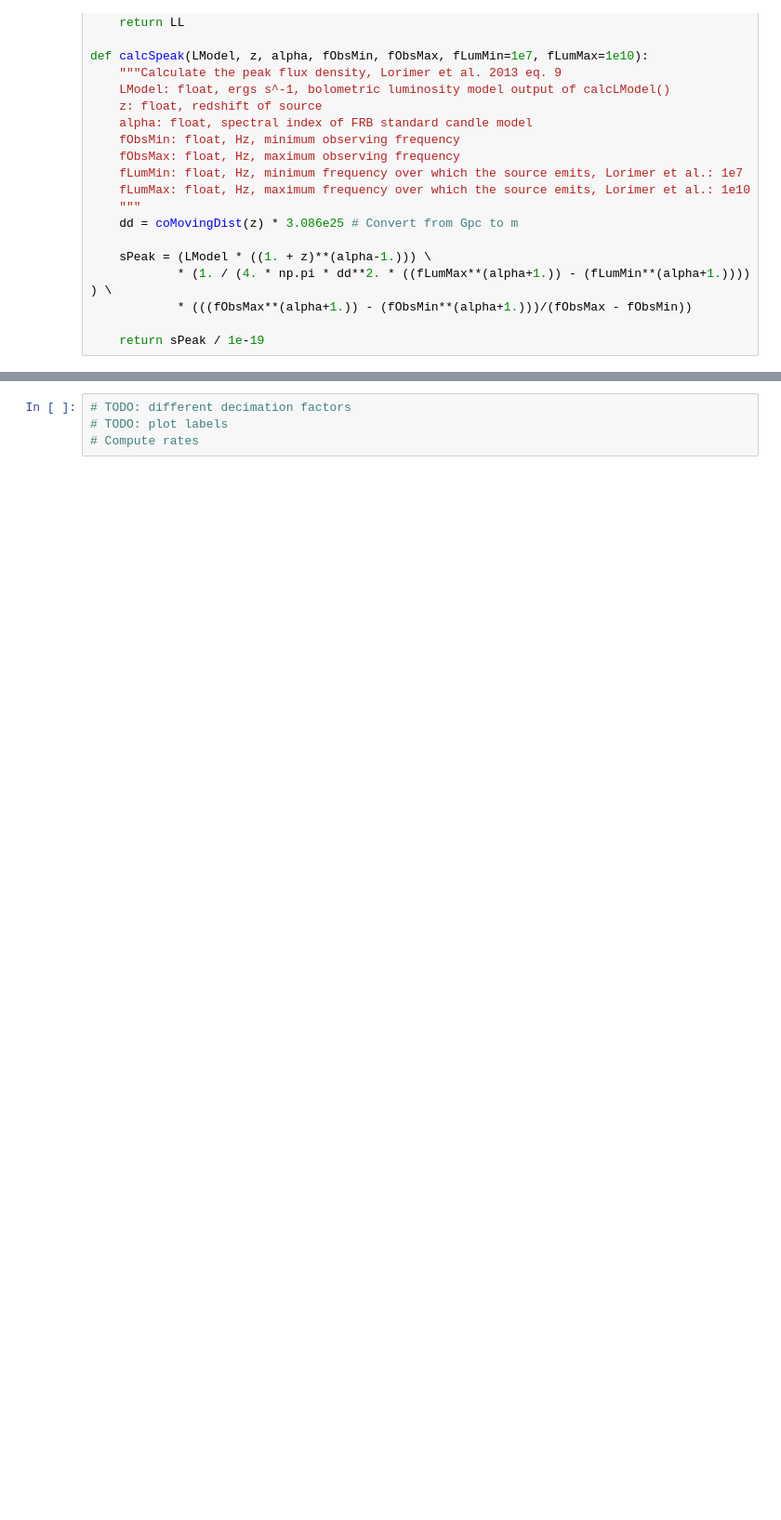
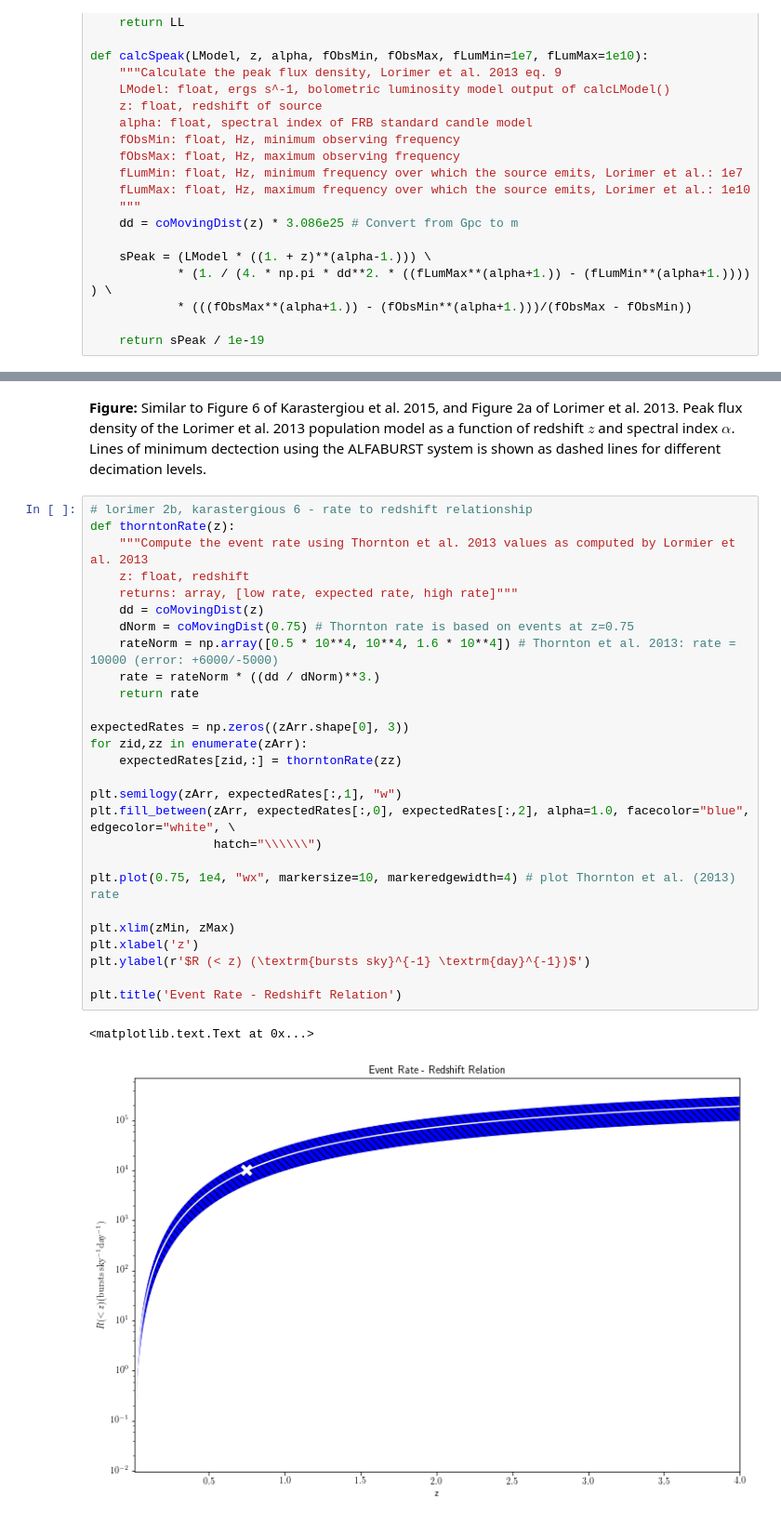
Before and after one commit to griffinfoster/alfaburst-initial-survey, a Jupyter notebook: notebooks/frb_event_rate.ipynb, the cells around one changed output, grey strips where cells are left out. Shown: that part at 93% size. Saved outputs shown, nothing was run; the diff lists cells and outputs as text; blank space fills up the shorter version.

```diff
--- a/notebooks/frb_event_rate.ipynb
+++ b/notebooks/frb_event_rate.ipynb
@@ -109,4 +131,32 @@ plt.ylabel('Peak Flux Density (Jy)')
-# %%
-# TODO: different decimation factors
-# TODO: plot labels
-# Compute rates
+# %% [markdown]
+**Figure:** Similar to Figure 6 of Karastergiou et al. 2015, and Figure 2a of Lorimer et al. 2013. Peak flux density of the Lorimer et al. 2013 population model as a function of redshift $z$ and spectral index $\alpha$. Lines of minimum dectection using the ALFABURST system is shown as dashed lines for different decimation levels.
+# %%
+# lorimer 2b, karastergious 6 - rate to redshift relationship
+def thorntonRate(z):
+    """Compute the event rate using Thornton et al. 2013 values as computed by Lormier et al. 2013
+    z: float, redshift
+    returns: array, [low rate, expected rate, high rate]"""
+    dd = coMovingDist(z)
+    dNorm = coMovingDist(0.75) # Thornton rate is based on events at z=0.75
+    rateNorm = np.array([0.5 * 10**4, 10**4, 1.6 * 10**4]) # Thornton et al. 2013: rate = 10000 (error: +6000/-5000)
+    rate = rateNorm * ((dd / dNorm)**3.)
+    return rate
+
+expectedRates = np.zeros((zArr.shape[0], 3))
+for zid,zz in enumerate(zArr):
+    expectedRates[zid,:] = thorntonRate(zz)
+
+plt.semilogy(zArr, expectedRates[:,1], "w")
+plt.fill_between(zArr, expectedRates[:,0], expectedRates[:,2], alpha=1.0, facecolor="blue", edgecolor="white", \
+                 hatch="\\\\\\")
+
+plt.plot(0.75, 1e4, "wx", markersize=10, markeredgewidth=4) # plot Thornton et al. (2013) rate
+
+plt.xlim(zMin, zMax)
+plt.xlabel('z')
+plt.ylabel(r'$R (< z) (\textrm{bursts sky}^{-1} \textrm{day}^{-1})$')
+
+plt.title('Event Rate - Redshift Relation')
+# %% [output]
+<matplotlib.text.Text at 0x...>
+[figure, added]
```
Also changed, not shown: parts of 6 cells of this notebook.
